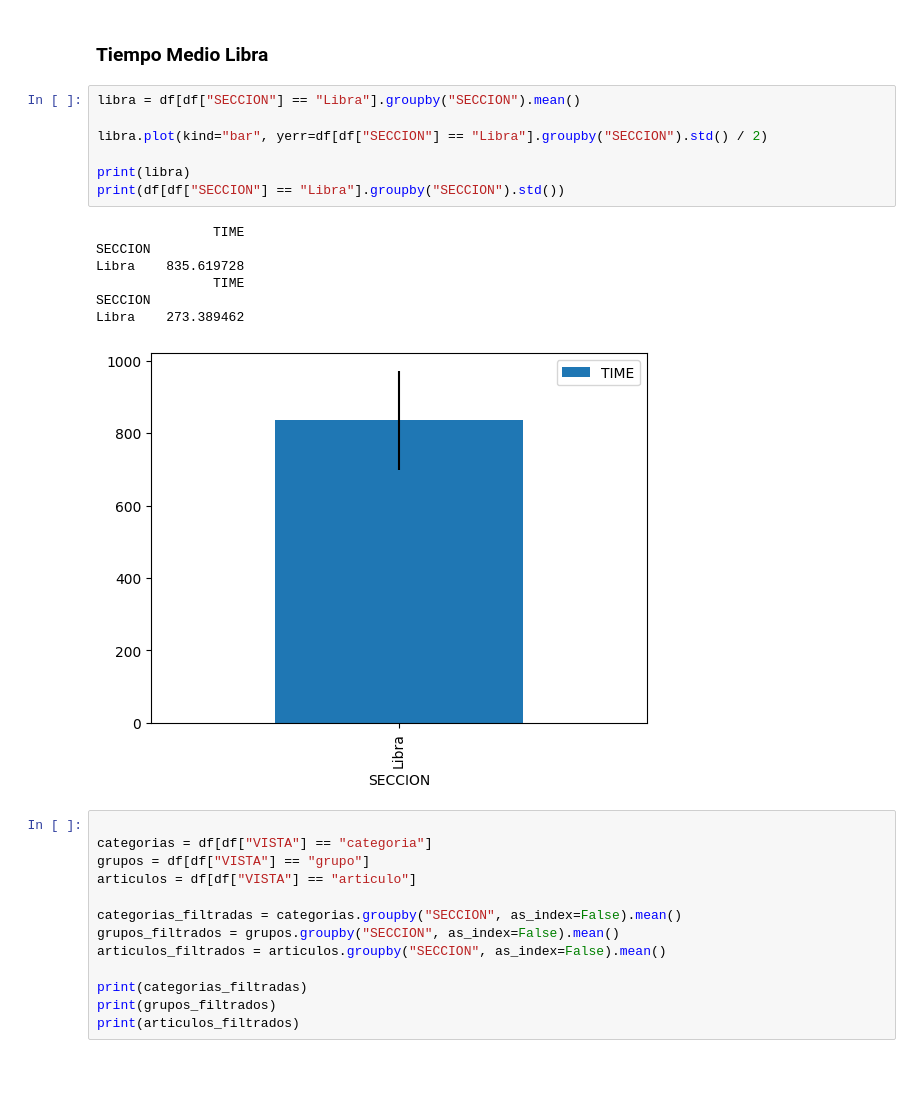
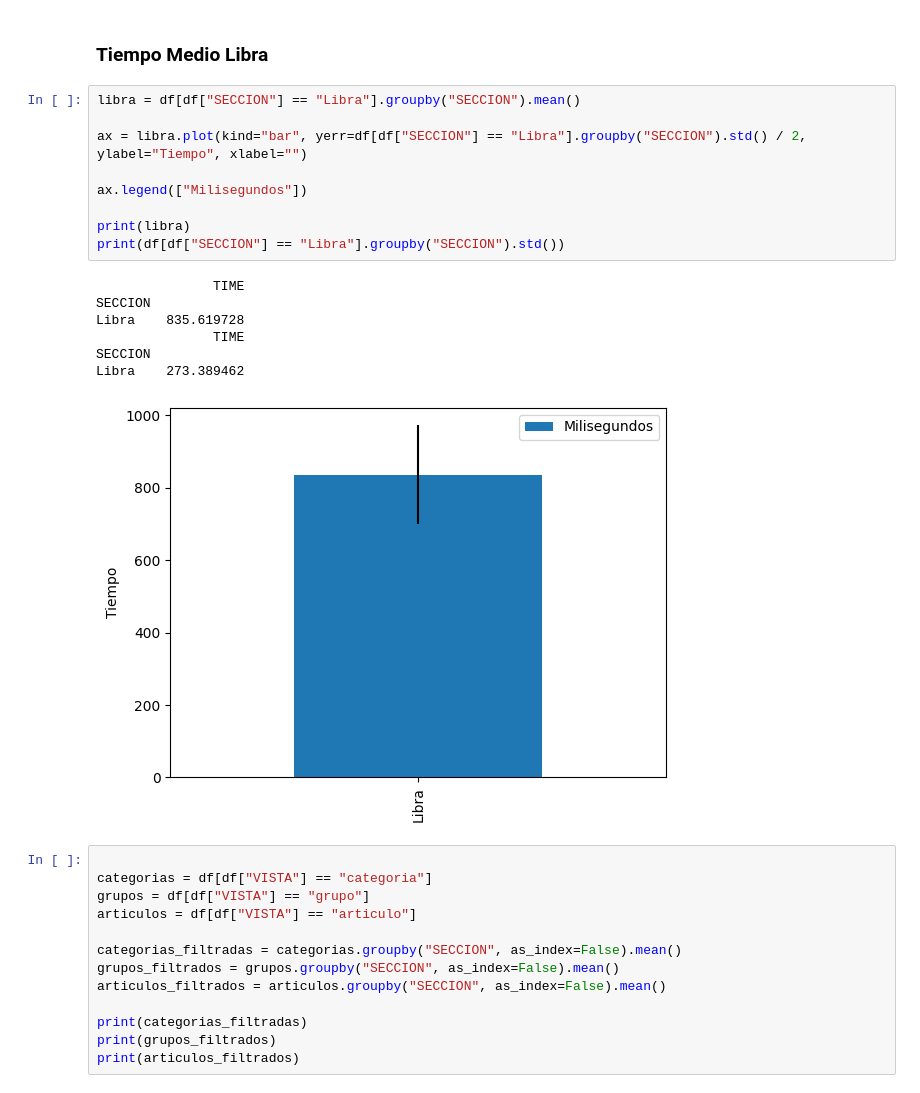
Before and after one commit to JavierBrenlla/pandas, a Jupyter notebook: rendimientosegundaversion.ipynb, the cells around one changed output. Cells and saved outputs as stored; diff of their text form.

```diff
--- a/rendimientosegundaversion.ipynb
+++ b/rendimientosegundaversion.ipynb
@@ -269,18 +206,20 @@ metatagsTime              0.020213
 # %%
 libra = df[df["SECCION"] == "Libra"].groupby("SECCION").mean()
 
-libra.plot(kind="bar", yerr=df[df["SECCION"] == "Libra"].groupby("SECCION").std() / 2)
+ax = libra.plot(kind="bar", yerr=df[df["SECCION"] == "Libra"].groupby("SECCION").std() / 2, ylabel="Tiempo", xlabel="")
+
+ax.legend(["Milisegundos"])
 
 print(libra)
 print(df[df["SECCION"] == "Libra"].groupby("SECCION").std())
 # %% [output]
                TIME
 SECCION
 Libra    835.619728
                TIME
 SECCION
 Libra    273.389462
-[figure, old version]
+[figure, new version]
 # %%
 
 categorias = df[df["VISTA"] == "categoria"]
```
Also changed, not shown: parts of 12 cells of this notebook, 1 other file.
